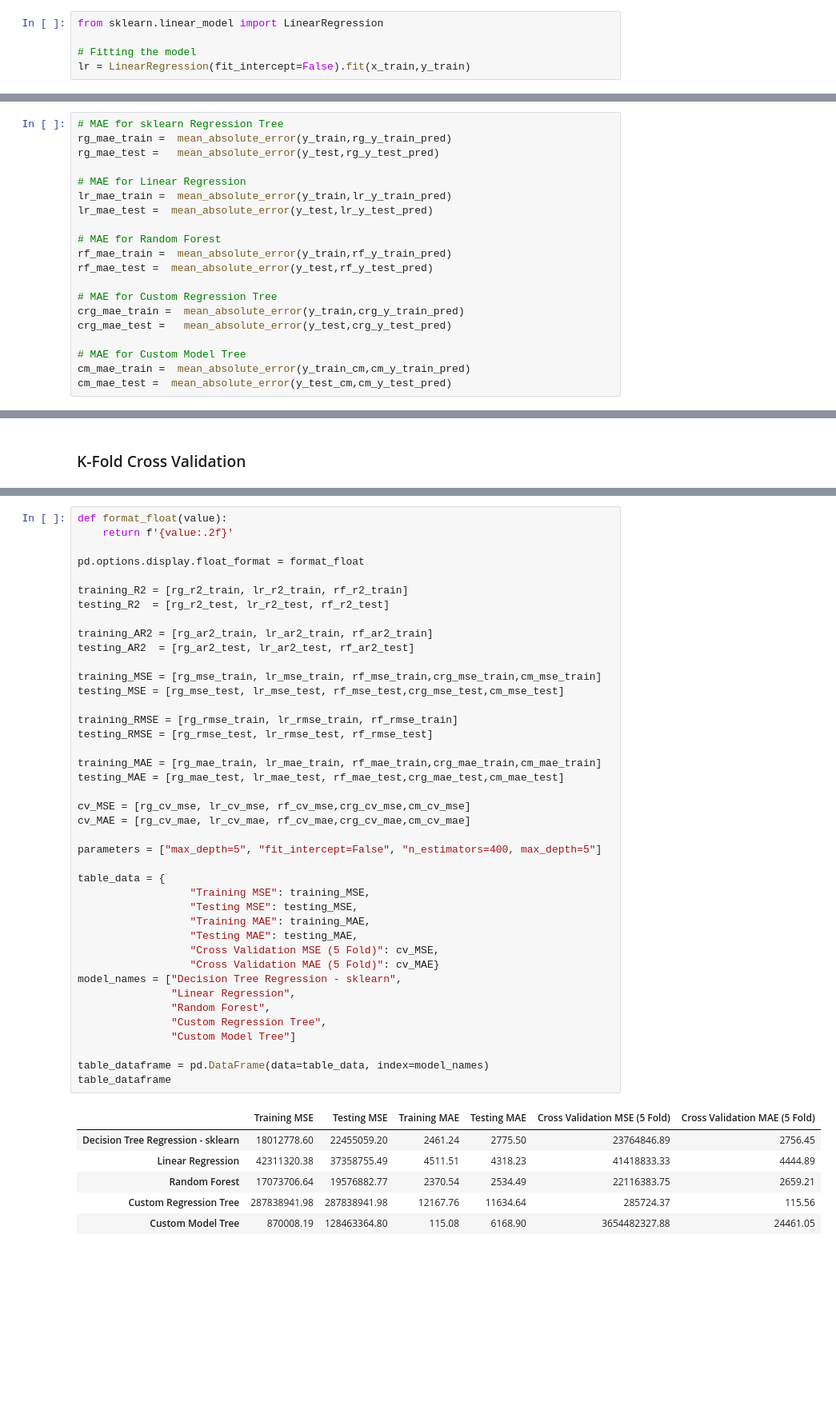
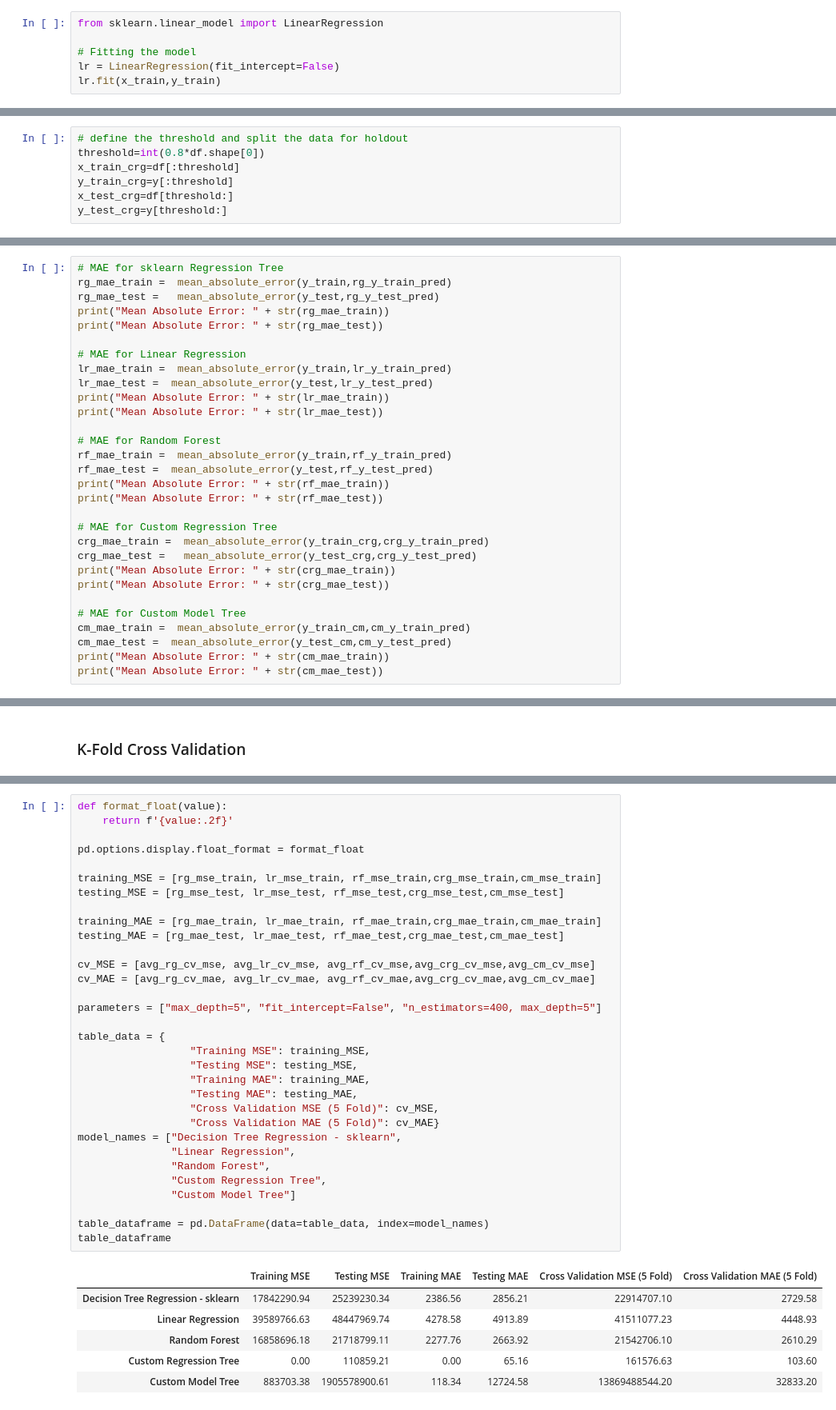
Before and after one commit to andreibrasoveanu97/ML-Regression, a Jupyter notebook: ML Ex2 Medical Cost Personal Dataset.ipynb, the cells around one changed output, grey strips where cells are left out. Shown at 80% size. Saved outputs shown, nothing was run; the diff lists cells and outputs as text; blank space fills up the shorter version.

```diff
--- a/ML Ex2 Medical Cost Personal Dataset.ipynb
+++ b/ML Ex2 Medical Cost Personal Dataset.ipynb
@@ -272,4 +290,5 @@ DecisionTreeRegressor(max_depth=3)
 from sklearn.linear_model import LinearRegression
 
 # Fitting the model
-lr = LinearRegression(fit_intercept=False).fit(x_train,y_train)
+lr = LinearRegression(fit_intercept=False)
+lr.fit(x_train,y_train)
@@ -560,0 +568,7 @@ C:\Anaconda3\envs\ML2021S\lib\site-packa
+# %%
+# define the threshold and split the data for holdout
+threshold=int(0.8*df.shape[0])
+x_train_crg=df[:threshold]
+y_train_crg=y[:threshold]
+x_test_crg=df[threshold:]
+y_test_crg=y[threshold:]
@@ -702,19 +722,29 @@ Mean Absolute Error(MAE) is similar to Mean Square Error(MSE). However, instead
 # MAE for sklearn Regression Tree
 rg_mae_train =  mean_absolute_error(y_train,rg_y_train_pred)
 rg_mae_test =   mean_absolute_error(y_test,rg_y_test_pred)
+print("Mean Absolute Error: " + str(rg_mae_train))
+print("Mean Absolute Error: " + str(rg_mae_test))
 
 # MAE for Linear Regression
 lr_mae_train =  mean_absolute_error(y_train,lr_y_train_pred)
 lr_mae_test =  mean_absolute_error(y_test,lr_y_test_pred)
+print("Mean Absolute Error: " + str(lr_mae_train))
+print("Mean Absolute Error: " + str(lr_mae_test))
 
 # MAE for Random Forest
 rf_mae_train =  mean_absolute_error(y_train,rf_y_train_pred)
 rf_mae_test =  mean_absolute_error(y_test,rf_y_test_pred)
+print("Mean Absolute Error: " + str(rf_mae_train))
+print("Mean Absolute Error: " + str(rf_mae_test))
 
 # MAE for Custom Regression Tree
-crg_mae_train =  mean_absolute_error(y_train,crg_y_train_pred)
-crg_mae_test =   mean_absolute_error(y_test,crg_y_test_pred)
+crg_mae_train =  mean_absolute_error(y_train_crg,crg_y_train_pred)
+crg_mae_test =   mean_absolute_error(y_test_crg,crg_y_test_pred)
+print("Mean Absolute Error: " + str(crg_mae_train))
+print("Mean Absolute Error: " + str(crg_mae_test))
 
 # MAE for Custom Model Tree
 cm_mae_train =  mean_absolute_error(y_train_cm,cm_y_train_pred)
 cm_mae_test =  mean_absolute_error(y_test_cm,cm_y_test_pred)
+print("Mean Absolute Error: " + str(cm_mae_train))
+print("Mean Absolute Error: " + str(cm_mae_test))
@@ -810,46 +884,37 @@ def format_float(value):
     return f'{value:.2f}'
 
 pd.options.display.float_format = format_float
 
-training_R2 = [rg_r2_train, lr_r2_train, rf_r2_train]
-testing_R2  = [rg_r2_test, lr_r2_test, rf_r2_test]
-
-training_AR2 = [rg_ar2_train, lr_ar2_train, rf_ar2_train]
-testing_AR2  = [rg_ar2_test, lr_ar2_test, rf_ar2_test]
-
 training_MSE = [rg_mse_train, lr_mse_train, rf_mse_train,crg_mse_train,cm_mse_train]
 testing_MSE = [rg_mse_test, lr_mse_test, rf_mse_test,crg_mse_test,cm_mse_test]
-
-training_RMSE = [rg_rmse_train, lr_rmse_train, rf_rmse_train]
-testing_RMSE = [rg_rmse_test, lr_rmse_test, rf_rmse_test]
 
 training_MAE = [rg_mae_train, lr_mae_train, rf_mae_train,crg_mae_train,cm_mae_train]
 testing_MAE = [rg_mae_test, lr_mae_test, rf_mae_test,crg_mae_test,cm_mae_test]
 
-cv_MSE = [rg_cv_mse, lr_cv_mse, rf_cv_mse,crg_cv_mse,cm_cv_mse]
-cv_MAE = [rg_cv_mae, lr_cv_mae, rf_cv_mae,crg_cv_mae,cm_cv_mae]
+cv_MSE = [avg_rg_cv_mse, avg_lr_cv_mse, avg_rf_cv_mse,avg_crg_cv_mse,avg_cm_cv_mse]
+cv_MAE = [avg_rg_cv_mae, avg_lr_cv_mae, avg_rf_cv_mae,avg_crg_cv_mae,avg_cm_cv_mae]
 
 parameters = ["max_depth=5", "fit_intercept=False", "n_estimators=400, max_depth=5"]
 
 table_data = {
                   "Training MSE": training_MSE,
                   "Testing MSE": testing_MSE,
                   "Training MAE": training_MAE,
                   "Testing MAE": testing_MAE,
                   "Cross Validation MSE (5 Fold)": cv_MSE,
                   "Cross Validation MAE (5 Fold)": cv_MAE}
 model_names = ["Decision Tree Regression - sklearn",
                "Linear Regression",
                "Random Forest",
                "Custom Regression Tree",
                "Custom Model Tree"]
 
 table_dataframe = pd.DataFrame(data=table_data, index=model_names)
 table_dataframe
 # %% [output]
 |  | Training MSE | Testing MSE | Training MAE | Testing MAE | Cross Validation MSE (5 Fold) | Cross Validation MAE (5 Fold) |
-| Decision Tree Regression - sklearn | 18012778.60 | 22455059.20 | 2461.24 | 2775.50 | 23764846.89 | 2756.45 |
-| Linear Regression | 42311320.38 | 37358755.49 | 4511.51 | 4318.23 | 41418833.33 | 4444.89 |
-| Random Forest | 17073706.64 | 19576882.77 | 2370.54 | 2534.49 | 22116383.75 | 2659.21 |
-| Custom Regression Tree | 287838941.98 | 287838941.98 | 12167.76 | 11634.64 | 285724.37 | 115.56 |
-| Custom Model Tree | 870008.19 | 128463364.80 | 115.08 | 6168.90 | 3654482327.88 | 24461.05 |
+| Decision Tree Regression - sklearn | 17842290.94 | 25239230.34 | 2386.56 | 2856.21 | 22914707.10 | 2729.58 |
+| Linear Regression | 39589766.63 | 48447969.74 | 4278.58 | 4913.89 | 41511077.23 | 4448.93 |
+| Random Forest | 16858696.18 | 21718799.11 | 2277.76 | 2663.92 | 21542706.10 | 2610.29 |
+| Custom Regression Tree | 0.00 | 110859.21 | 0.00 | 65.16 | 161576.63 | 103.60 |
+| Custom Model Tree | 883703.38 | 1905578900.61 | 118.34 | 12724.58 | 13869488544.20 | 32833.20 |
```
Also changed, not shown: parts of 38 cells of this notebook.
